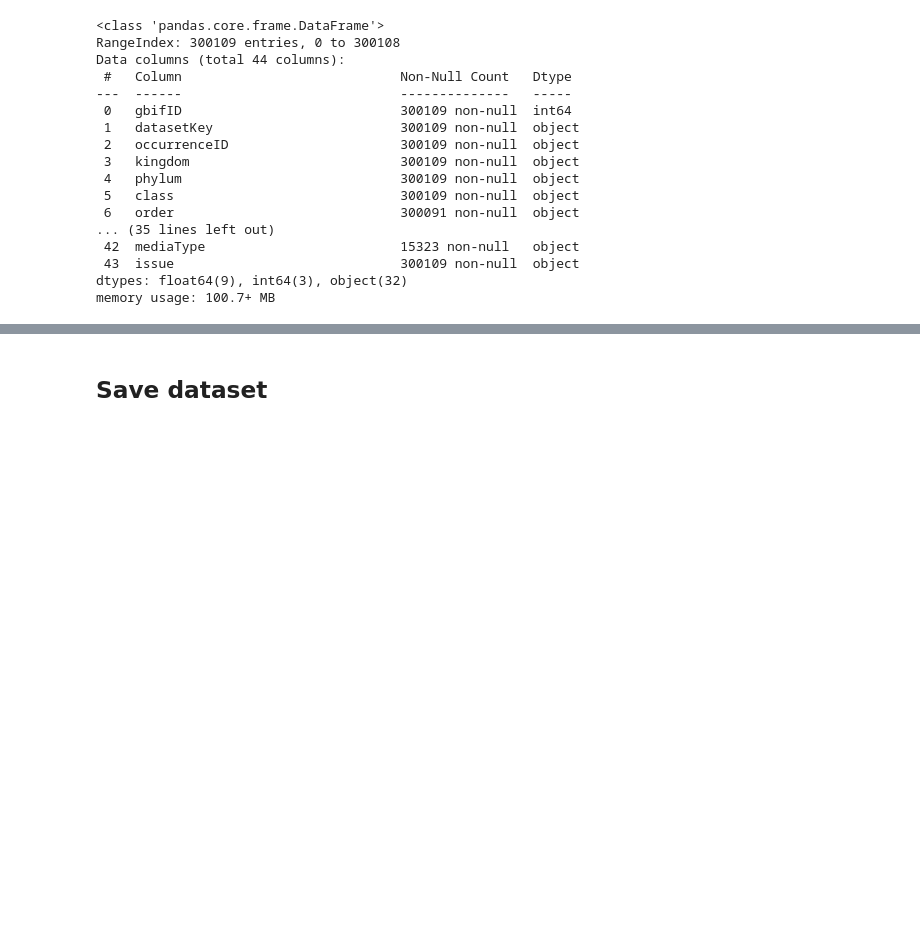
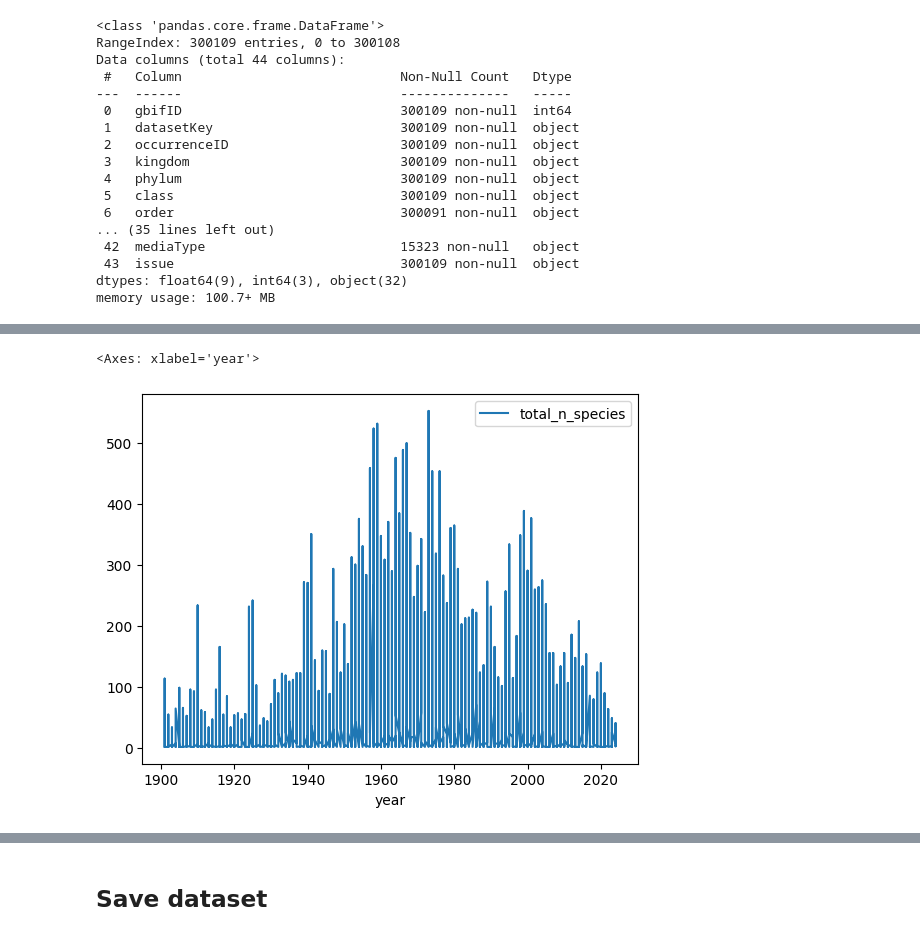
Before and after one commit to envirodatascience/final-project-insect-team, a Jupyter notebook: 03_ypm_insect_downloading_cleaning.ipynb, the cells around one changed output, grey strips where cells are left out. Saved outputs shown, nothing was run; the diff lists cells and outputs as text; code cells hidden in the pictures; blank space fills up the shorter version.

```diff
--- a/03_ypm_insect_downloading_cleaning.ipynb
+++ b/03_ypm_insect_downloading_cleaning.ipynb
@@ -655 +683,8 @@ ent_totals.tail()
+# %%
+# plot n unique species per year
+ent_totals.plot(x='year', y='total_n_species')
+# not quite as biased as abundance, but still biased
+# %% [output]
+<Axes: xlabel='year'>
+[figure, added]
 # %%
```
Also changed, not shown: parts of 10 cells of this notebook.
